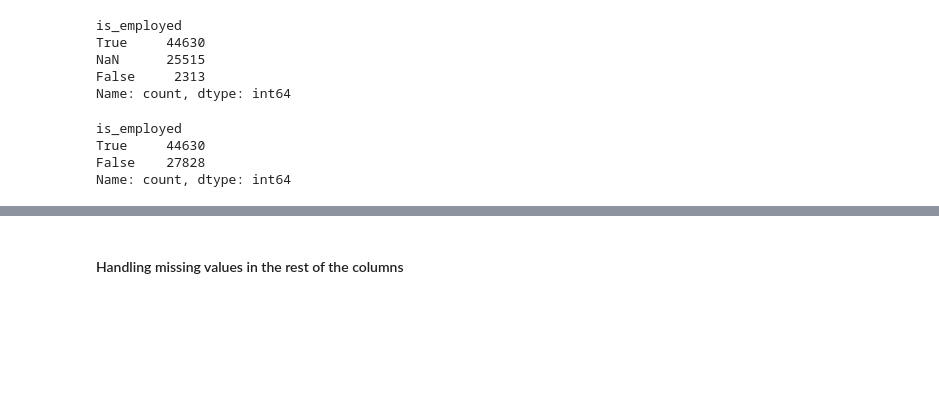
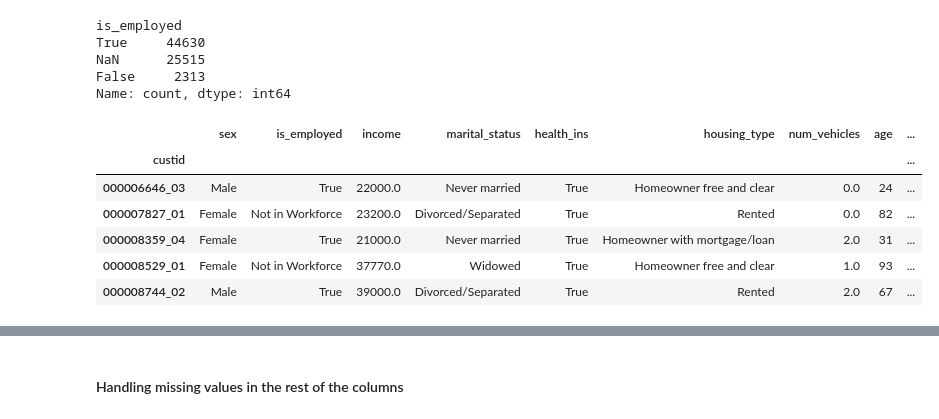
Before and after one commit to eduardooliveiraps/HealthInsurancePredictor, a Jupyter notebook: health_insurance_predictor.ipynb, the cells around one changed output, grey strips where cells are left out. Saved outputs shown, nothing was run; the diff lists cells and outputs as text; code cells hidden in the pictures; blank space fills up the shorter version.

```diff
--- a/health_insurance_predictor.ipynb
+++ b/health_insurance_predictor.ipynb
@@ -182,13 +183,19 @@ True     44630
 NaN      25515
 False     2313
 Name: count, dtype: int64
-# %%
-# Impute missing values in `is_employed` with False
-df['is_employed'] = df['is_employed'].fillna(False)
-
-df['is_employed'].value_counts(dropna=False)
-# %% [output]
-is_employed
-True     44630
-False    27828
-Name: count, dtype: int64
+# %%
+# Create a copy of the dataset to store transformations
+df_processed = df.copy()
+
+# Convert NaN values in 'is_employed' to 'Not in Workforce'
+df_processed['is_employed'] = df_processed['is_employed'].fillna('Not in Workforce')
+
+df_processed.head()
+# %% [output]
+|  | sex | is_employed | income | marital_status | health_ins | housing_type | num_vehicles | age | ... |
+| custid |  |  |  |  |  |  |  |  | ... |
+| 000006646_03 | Male | True | 22000.0 | Never married | True | Homeowner free and clear | 0.0 | 24 | ... |
+| 000007827_01 | Female | Not in Workforce | 23200.0 | Divorced/Separated | True | Rented | 0.0 | 82 | ... |
+| 000008359_04 | Female | True | 21000.0 | Never married | True | Homeowner with mortgage/loan | 2.0 | 31 | ... |
+| 000008529_01 | Female | Not in Workforce | 37770.0 | Widowed | True | Homeowner free and clear | 1.0 | 93 | ... |
+| 000008744_02 | Male | True | 39000.0 | Divorced/Separated | True | Rented | 2.0 | 67 | ... |
```
Also changed, not shown: parts of 46 cells of this notebook, 5 other files.
